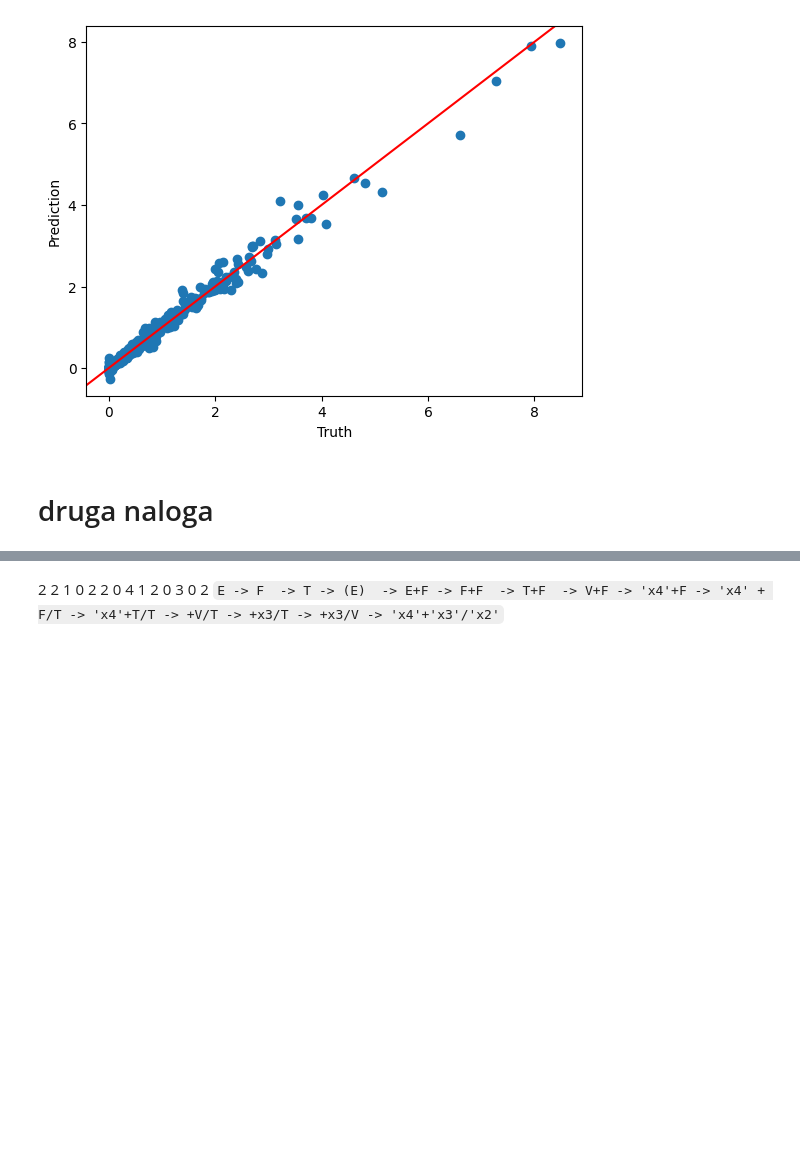
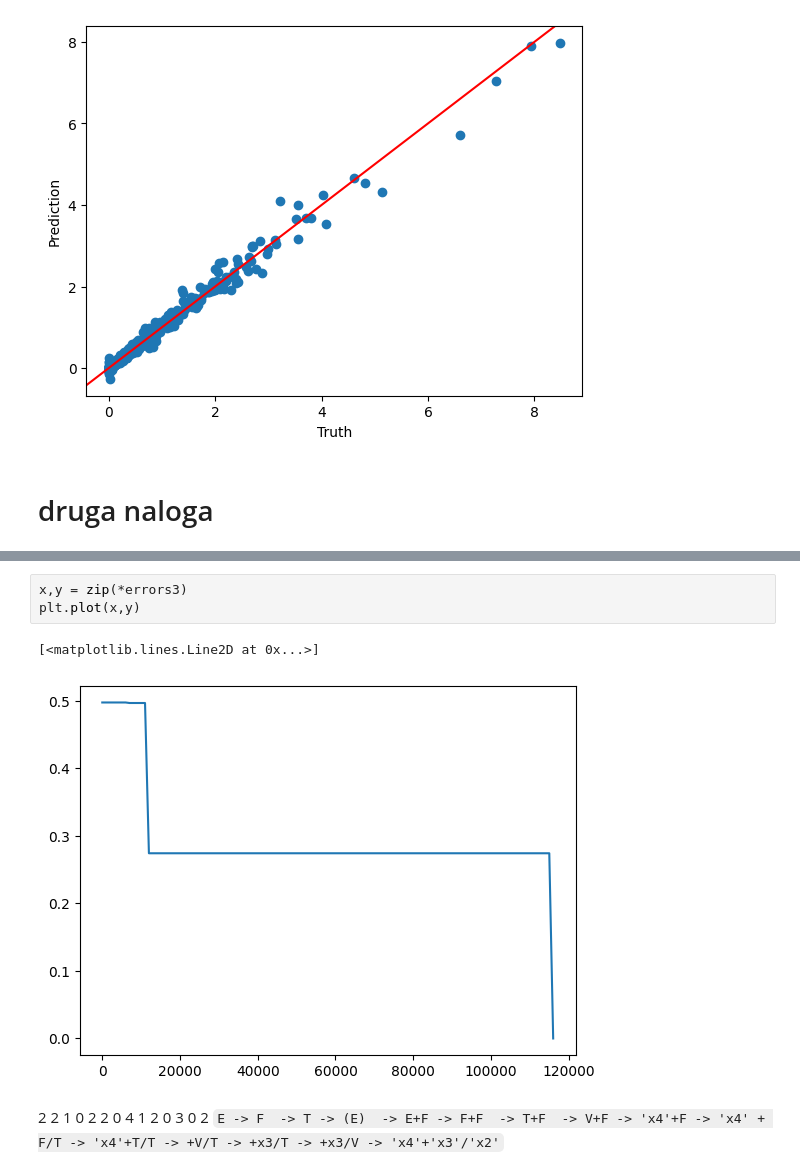
Before and after one commit to tadejpetric/nsu, a Jupyter notebook: dn4/resitev.ipynb, the cells around one changed output, grey strips where cells are left out. Drawn from its saved outputs; the diff is of its cells as text; blank space fills up the shorter version.

```diff
--- a/dn4/resitev.ipynb
+++ b/dn4/resitev.ipynb
@@ -291,3 +284,9 @@ ED.get_results()[0].info
+# %%
+x,y = zip(*errors3)
+plt.plot(x,y)
+# %% [output]
+[<matplotlib.lines.Line2D at 0x...>]
+[figure, added]
 # %% [markdown]
    2       2   1      0       2      2       0      4         1             2           0        3       0      2
 `E -> F  -> T -> (E)  -> E+F -> F+F  -> T+F  -> V+F -> 'x4'+F -> 'x4' + F/T -> 'x4'+T/T -> +V/T -> +x3/T -> +x3/V -> 'x4'+'x3'/'x2'`
```
Also changed, not shown: parts of 16 cells of this notebook, 4 other files.
